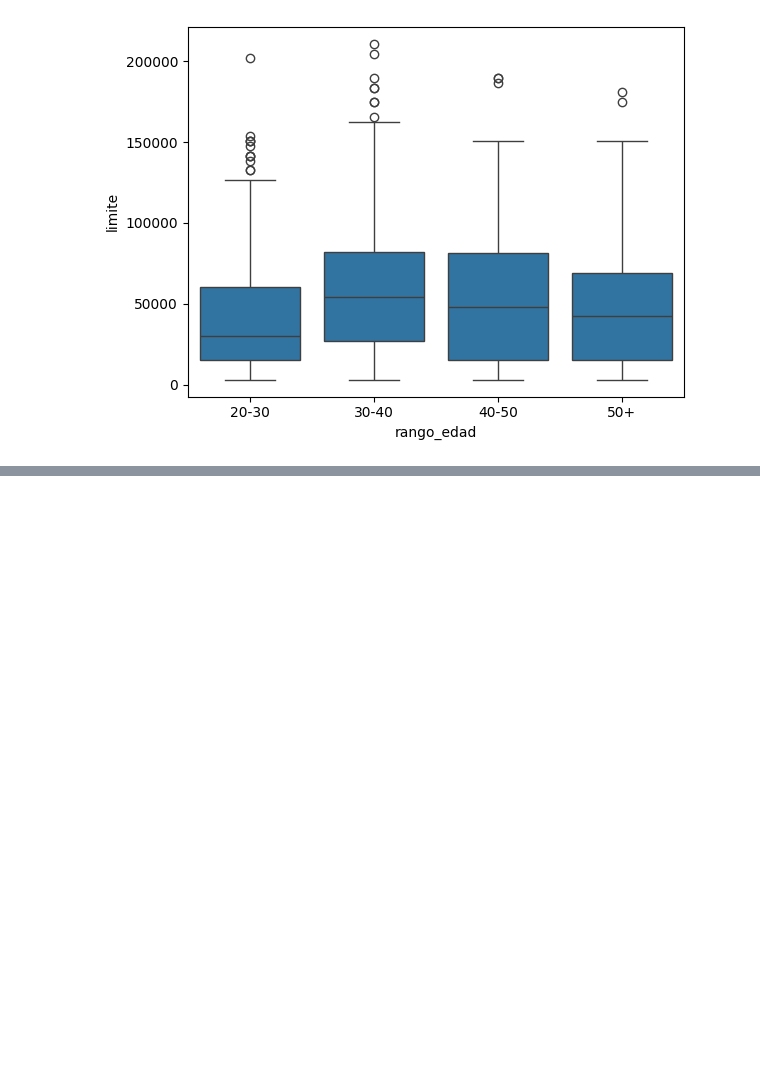
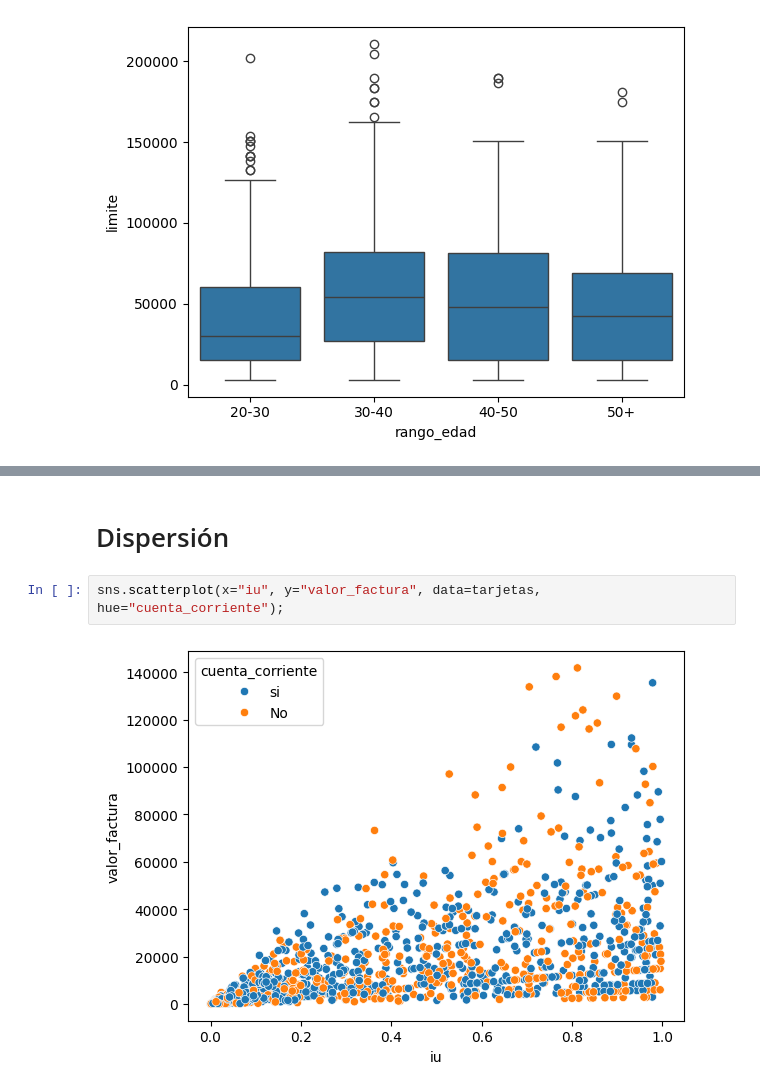
Before and after one commit to celioso/DataVisualizationExplorandoConSeaborn, a Jupyter notebook: analisis_de_Datos.ipynb, the cells around one changed output, grey strips where cells are left out. Drawn from its saved outputs; the diff is of its cells as text; blank space fills up the shorter version.

```diff
--- a/analisis_de_Datos.ipynb
+++ b/analisis_de_Datos.ipynb
@@ -331,0 +347,6 @@ sns.boxplot(x="rango_edad", y="limite",data=tarjetas)
+# %% [markdown]
+# Dispersión
+# %%
+sns.scatterplot(x="iu", y="valor_factura", data=tarjetas, hue="cuenta_corriente");
+# %% [output]
+[figure, added]
```
Also changed, not shown: parts of 7 cells of this notebook.
